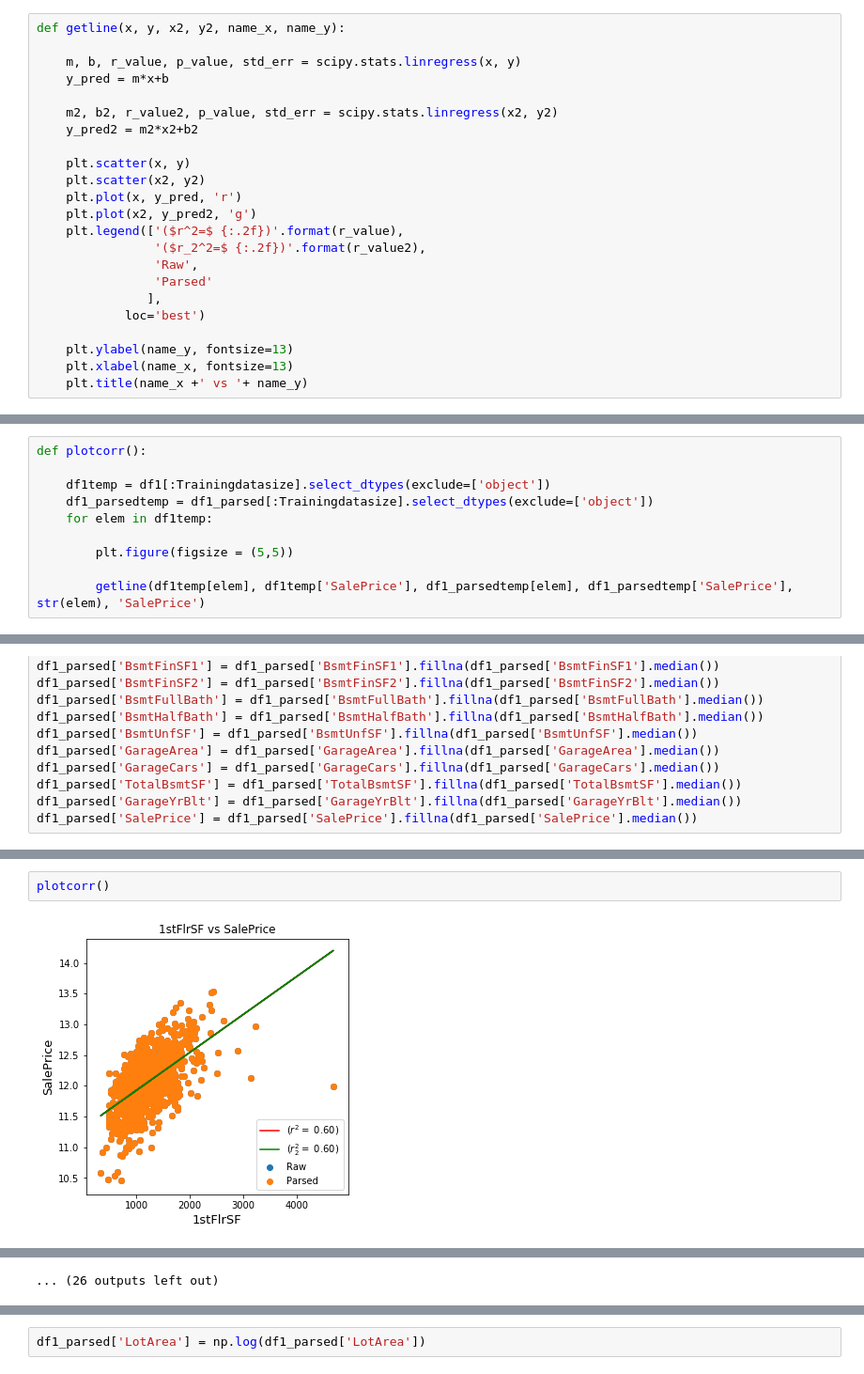
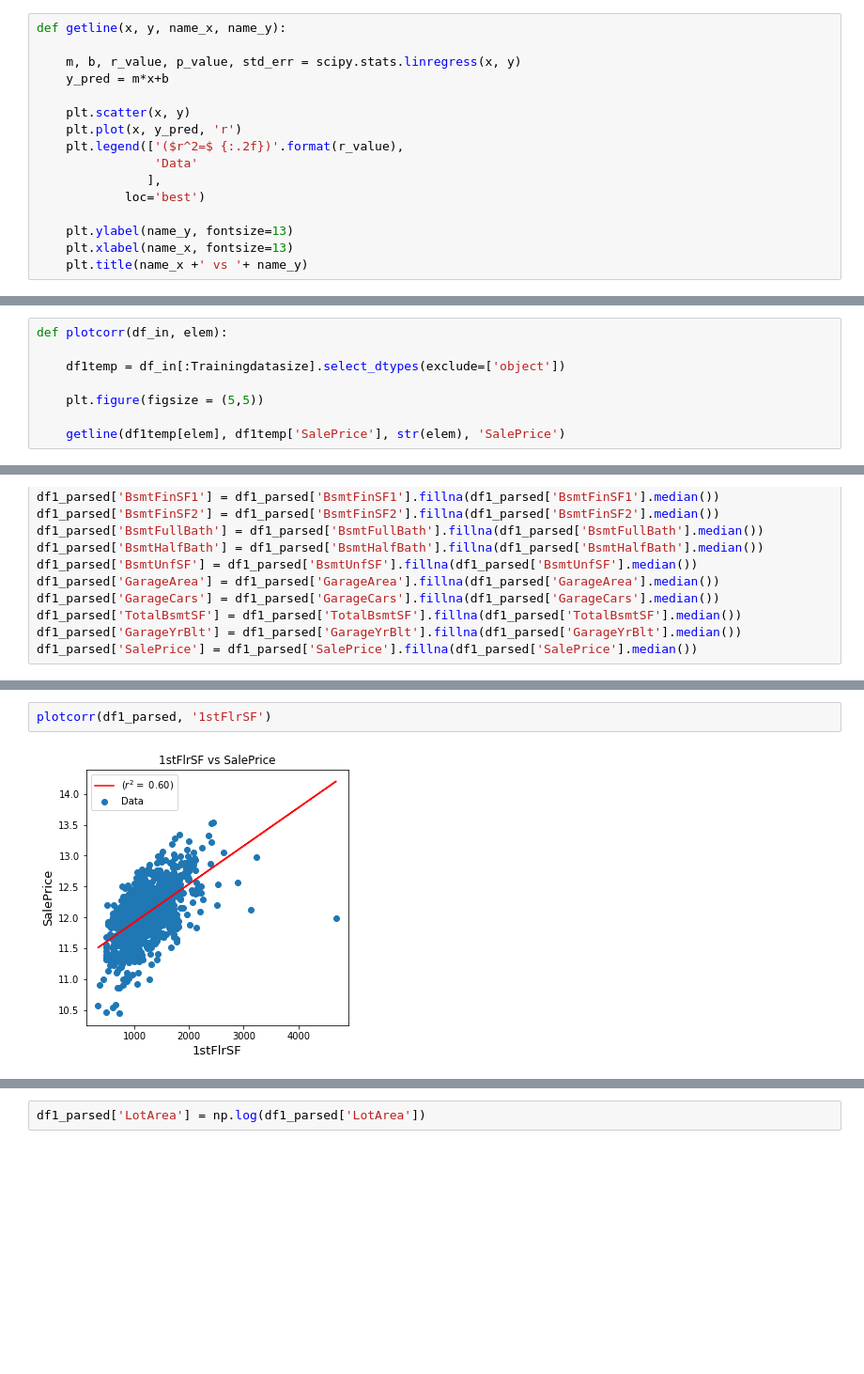
Before and after one commit to miamedra2/House-Prices, a Jupyter notebook: HackDay2.ipynb, the cells around one changed output, grey strips where cells are left out. Shown at 94% size. Saved outputs shown, nothing was run; the diff lists cells and outputs as text; blank space fills up the shorter version.

Commit message:
Commit: Simplified cleaned up plotcorr a bit and rethinking 	data cleanup. 	modified:   .ipynb_checkpoints/HackDay2-checkpoint.ipynb 	modified:   HackDay2.ipynb

```diff
--- a/HackDay2.ipynb
+++ b/HackDay2.ipynb
@@ -273,22 +273,15 @@ plt.show()
 # %% [output]
 [figure]
 # %%
-def getline(x, y, x2, y2, name_x, name_y):
+def getline(x, y, name_x, name_y):
 
     m, b, r_value, p_value, std_err = scipy.stats.linregress(x, y)
     y_pred = m*x+b
 
-    m2, b2, r_value2, p_value, std_err = scipy.stats.linregress(x2, y2)
-    y_pred2 = m2*x2+b2
-
     plt.scatter(x, y)
-    plt.scatter(x2, y2)
     plt.plot(x, y_pred, 'r')
-    plt.plot(x2, y_pred2, 'g')
     plt.legend(['($r^2=$ {:.2f})'.format(r_value),
-                '($r_2^2=$ {:.2f})'.format(r_value2),
-                'Raw',
-                'Parsed'
+                'Data'
                ],
             loc='best')
 
@@ -330,15 +323,13 @@ df1['SalePrice'].hist(bins=250, figsize=(10,5))
 # %%
 df1_parsed = df1
 # %%
-def plotcorr():
+def plotcorr(df_in, elem):
 
-    df1temp = df1[:Trainingdatasize].select_dtypes(exclude=['object'])
-    df1_parsedtemp = df1_parsed[:Trainingdatasize].select_dtypes(exclude=['object'])
-    for elem in df1temp:
+    df1temp = df_in[:Trainingdatasize].select_dtypes(exclude=['object'])
 
-        plt.figure(figsize = (5,5))
+    plt.figure(figsize = (5,5))
 
-        getline(df1temp[elem], df1temp['SalePrice'], df1_parsedtemp[elem], df1_parsedtemp['SalePrice'], str(elem), 'SalePrice')
+    getline(df1temp[elem], df1temp['SalePrice'], str(elem), 'SalePrice')
 # %% [markdown]
 df1_parsed = df1_parsed[df1_parsed['1stFlrSF'] < 3000][:Trainingdatasize]
 df1_parsed = df1_parsed[df1_parsed['LotArea'] < 100000][:Trainingdatasize]
@@ -382,4 +352,4 @@ YrSold 0
 # %%
-plotcorr()
+plotcorr(df1_parsed, '1stFlrSF')
 # %% [output]
-[figure, old version]
+[figure, new version]
@@ -397 +355,0 @@ plotcorr()
-... (26 outputs left out)
```
Also changed, not shown: parts of 22 cells of this notebook.
